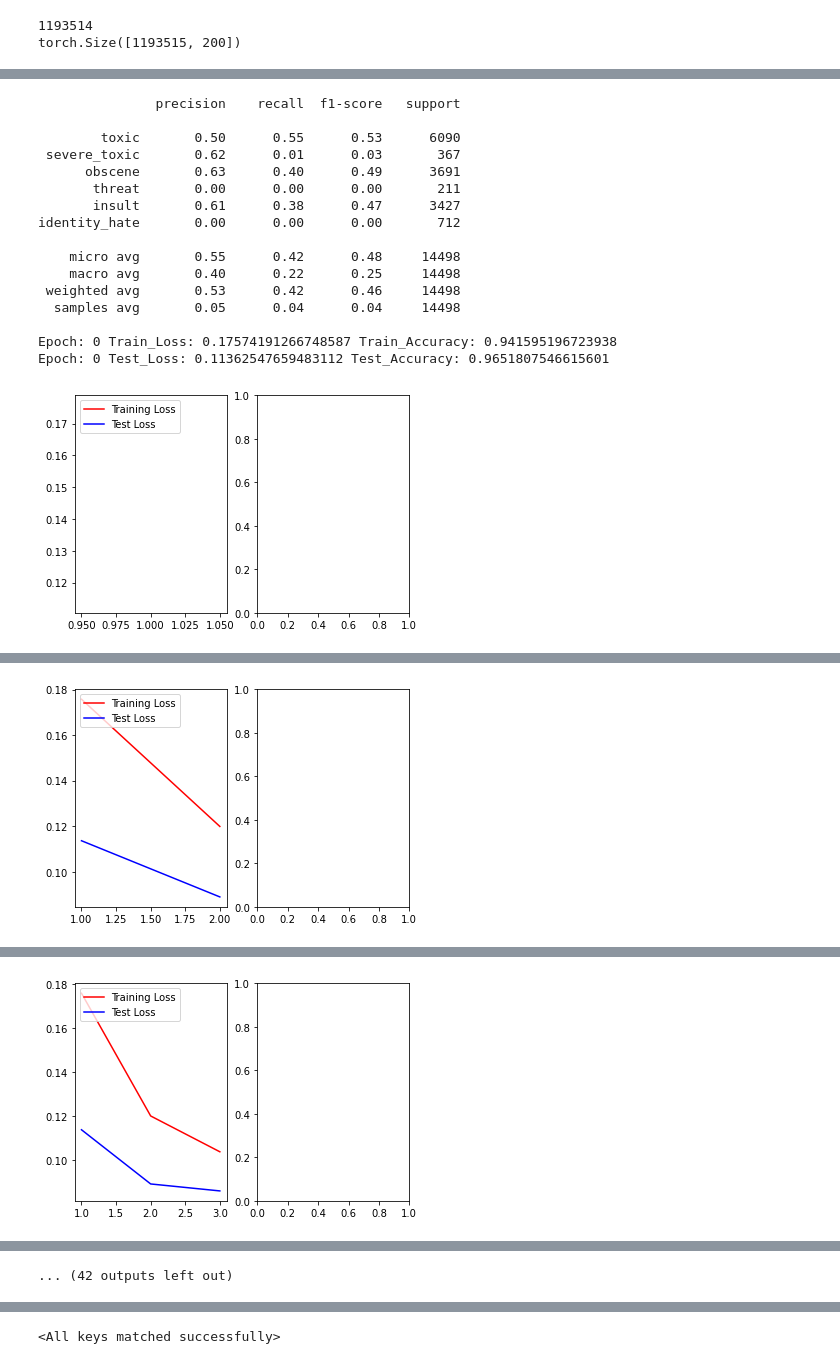
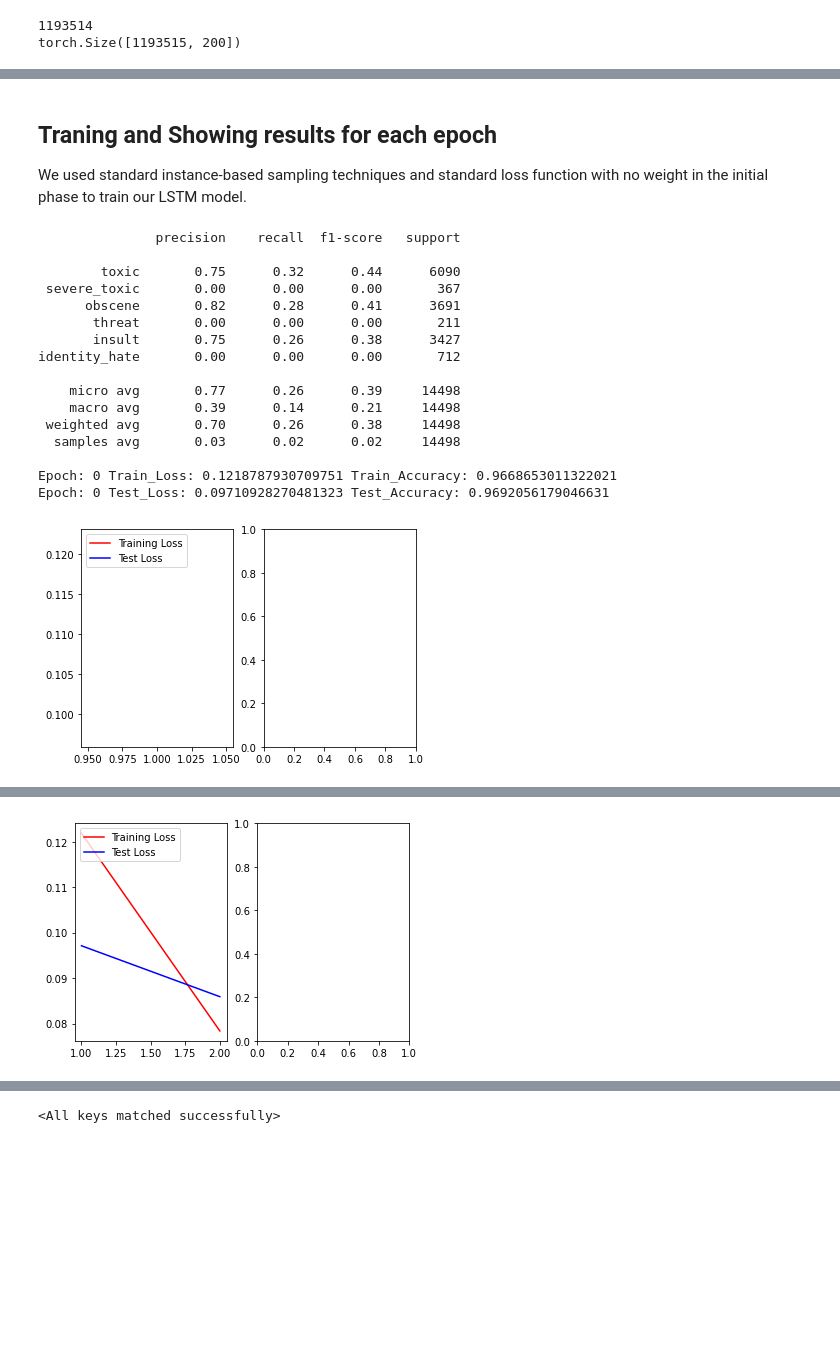
Before and after one commit to kanyeishere/toxic-comment-classification, a Jupyter notebook: glove_bi-lstm_freeze_lstm_layers.ipynb, the cells around one changed output, grey strips where cells are left out. Saved outputs shown, nothing was run; the diff lists cells and outputs as text; code cells hidden in the pictures; blank space fills up the shorter version.

```diff
--- a/glove_bi-lstm_freeze_lstm_layers.ipynb
+++ b/glove_bi-lstm_freeze_lstm_layers.ipynb
@@ -294,28 +277,0 @@ import matplotlib.pyplot as plt
-# %%
-postive_num = [0, 0, 0, 0, 0, 0]
-negative_num = [0, 0, 0, 0, 0, 0]
-for data in train_dataset:
-    class_num = 0
-    for i in data['labels'].tolist():
-      if i == 0:
-        negative_num[class_num] += 1
-      else:
-        postive_num[class_num] += 1
-      class_num += 1
-
-import numpy as np
-
-pos_weight_set = [0, 0, 0, 0, 0, 0]
-neg_weight_set = [0, 0, 0, 0, 0, 0]
-weight_set = [0, 0, 0, 0, 0, 0]
-weight_set_sqrt = [0, 0, 0, 0, 0, 0]
-for num in range(len(postive_num)):
-  #weight_set[num] = negative_num[num] / postive_num[num]
-  pos_weight_set[num] = (1 - 0.9999) / (1 - np.power(0.9999, postive_num[num]))
-  neg_weight_set[num] = (1 - 0.9999) / (1 - np.power(0.9999, negative_num[num]))
-  weight_set[num] =  pos_weight_set[num] / neg_weight_set[num]
-  weight_set_sqrt[num] =  np.sqrt(negative_num[num] / postive_num[num])
-print("pos_weight_set: ", pos_weight_set)
-print("neg_weight_set: ", neg_weight_set)
-print("weight_set: ", weight_set)
-print("weight_set_sqrt: ", weight_set_sqrt)
@@ -327,23 +278,21 @@ weight_set_sqrt:  [3.071411519116151, 9.952111037693614, 4.229228899698583, 18.2
+# %% [markdown]
+## Traning and Showing results for each epoch
+We used standard instance-based sampling techniques and
+standard loss function with no weight in the initial phase to
+train our LSTM model.
 # %%
-
+from torch.optim import AdamW
+import matplotlib.pyplot as plt
 import time
-from IPython.display import clear_output
 from sklearn.metrics import classification_report
 import warnings
 warnings.filterwarnings('ignore')
-'''
-weights = []
-for cls in classes:
-    w = len(df) /df[cls].sum()
-    weights.append(w)
-'''
+
 #loss_fn = nn.BCEWithLogitsLoss(pos_weight=torch.tensor(weight_set))
-
 loss_fn = nn.BCEWithLogitsLoss()
-# loss_fn = torch.nn.BCEWithLogitsLoss(pos_weight = torch.tensor((175796 - 35098*2) / 35098*2))
 model = TextClassificationModel(pretrained_embeddings, len(classes), hidden_size=128)
 
-device = torch.device("cuda:0" if torch.cuda.is_available() else "cpu")
+device = torch.device("cuda:1" if torch.cuda.is_available() else "cpu")
 
 
 
@@ -351,7 +300,7 @@ loss_fn.to(device)
 model.to(device)
 optimizer = AdamW(model.parameters(), lr=1e-4, weight_decay=1e-4)
 
-epochs = 100
+epochs = 50
 
 training_losses = [ None for i in range(epochs)]
 test_losses = [ None for i in range(epochs)]
@@ -423,41 +372,41 @@ for e in range(epochs):
             for i in range(len(preds)):
                 predictions_store.append(preds[i])
                 labels_store.append(labels[i])
 
         # print(pred_counter, label_counter)
         test_loss = np.mean(test_loss)
         accuracy = test_correct_predictions/(len(test_dataset)*6)
         test_losses[e] = test_loss
 
         rp = classification_report(labels_store, predictions_store, target_names=classes)
         print(rp)
         print('Epoch: {} Train_Loss: {} Train_Accuracy: {}'.format(e, epoch_loss, train_accuracy))
         print('Epoch: {} Test_Loss: {} Test_Accuracy: {}'.format(e, test_loss, accuracy))
 
         fig, (ax1, ax2) = plt.subplots(1, 2)
 
         ax1.plot(epoch_count, training_losses, 'r', label='Training Loss')
         ax1.plot(epoch_count, test_losses, 'b', label='Test Loss')
         ax1.legend(loc="upper left")
 
         plt.show()
         end = time.time()
         print('Epoch: {} Time: {}'.format(e, end-start))
 # %% [output]
                precision    recall  f1-score   support
 
-        toxic       0.50      0.55      0.53      6090
- severe_toxic       0.62      0.01      0.03       367
-      obscene       0.63      0.40      0.49      3691
+        toxic       0.75      0.32      0.44      6090
+ severe_toxic       0.00      0.00      0.00       367
+      obscene       0.82      0.28      0.41      3691
        threat       0.00      0.00      0.00       211
-       insult       0.61      0.38      0.47      3427
+       insult       0.75      0.26      0.38      3427
 identity_hate       0.00      0.00      0.00       712
 
-    micro avg       0.55      0.42      0.48     14498
-    macro avg       0.40      0.22      0.25     14498
- weighted avg       0.53      0.42      0.46     14498
-  samples avg       0.05      0.04      0.04     14498
+    micro avg       0.77      0.26      0.39     14498
+    macro avg       0.39      0.14      0.21     14498
+ weighted avg       0.70      0.26      0.38     14498
+  samples avg       0.03      0.02      0.02     14498
 
-Epoch: 0 Train_Loss: 0.17574191266748587 Train_Accuracy: 0.941595196723938
-Epoch: 0 Test_Loss: 0.11362547659483112 Test_Accuracy: 0.9651807546615601
+Epoch: 0 Train_Loss: 0.1218787930709751 Train_Accuracy: 0.9668653011322021
+Epoch: 0 Test_Loss: 0.09710928270481323 Test_Accuracy: 0.9692056179046631
-[figure, old version]
+[figure, new version]
@@ -481 +430 @@ Epoch: 1 Test_Loss: 0.08896268576465018 Test_Accuracy: 0.9707686305046082
-[figure, old version]
+[figure, new version]
@@ -499 +431,0 @@ Epoch: 2 Test_Loss: 0.08579552882030363 Test_Accuracy: 0.9714094996452332
-[figure, removed]
@@ -554 +431,0 @@ Epoch: 5 Test_Loss: 0.08724396944534583 Test_Accuracy: 0.9704560041427612
-... (42 outputs left out)
```
Also changed, not shown: parts of 35 cells of this notebook, 1 other file.
